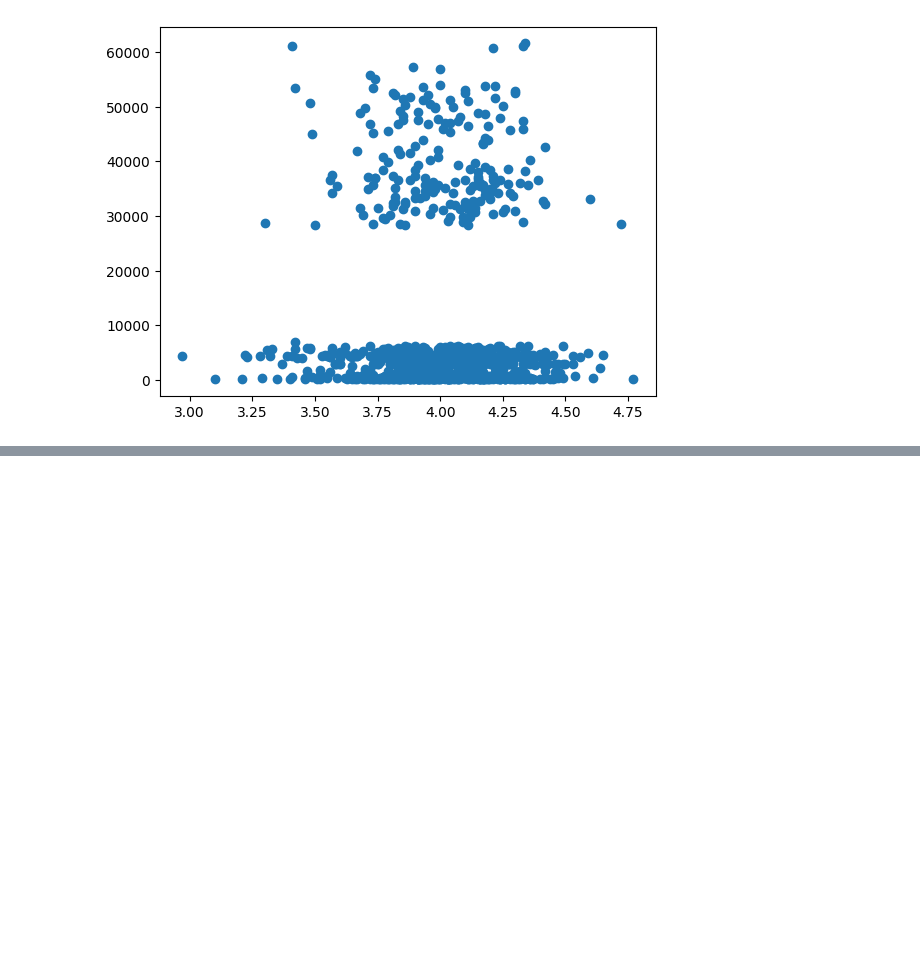
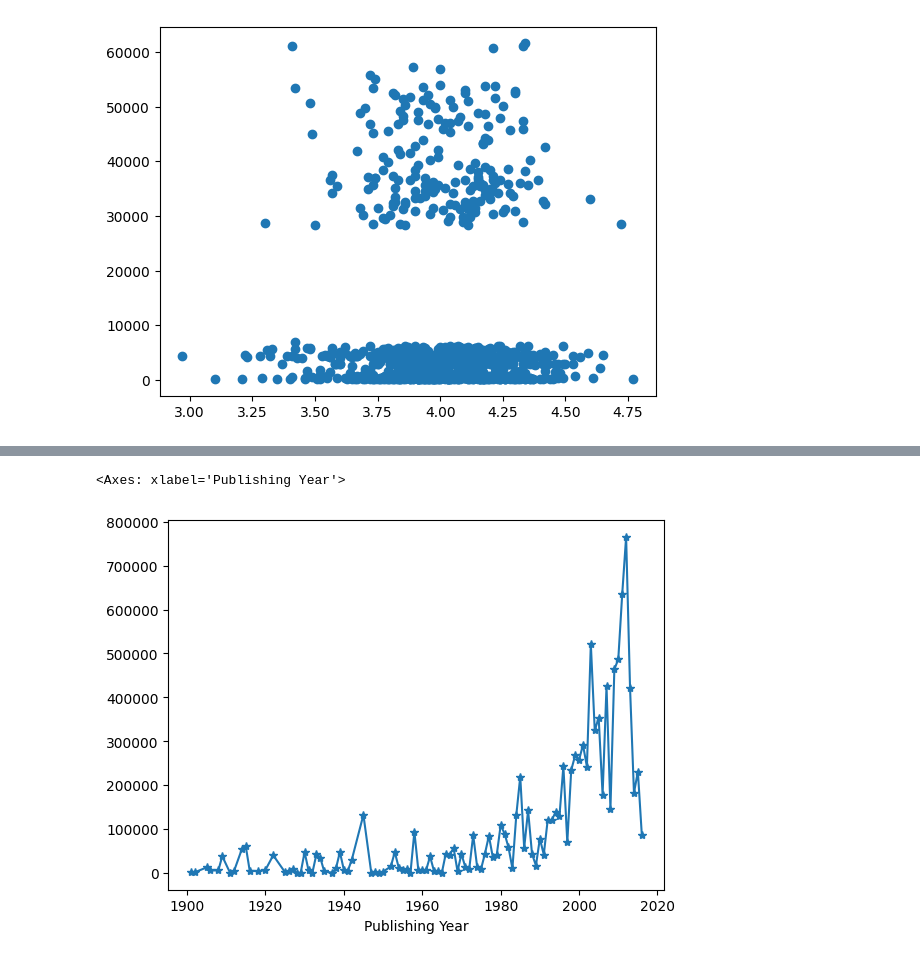
Before and after one commit to Laurentius96/Analysis_of_Book_Publication_Data, a Jupyter notebook: main.ipynb, the cells around one changed output, grey strips where cells are left out. Cells and saved outputs as stored; diff of their text form; code cells hidden in the pictures; blank space fills up the shorter version.

```diff
--- a/main.ipynb
+++ b/main.ipynb
@@ -279,0 +319,5 @@ plt.scatter(df["Book_average_rating"], df["units sold"])
+# %%
+df.groupby("Publishing Year")["units sold"].sum().plot(kind="line", marker="*")
+# %% [output]
+<Axes: xlabel='Publishing Year'>
+[figure, added]
```
Also changed, not shown: parts of 4 cells of this notebook.
